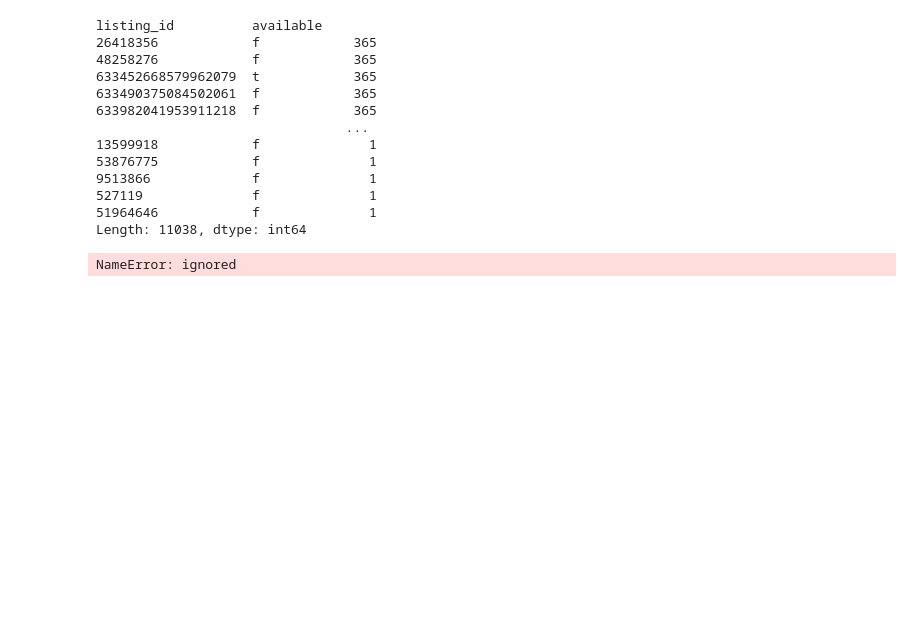
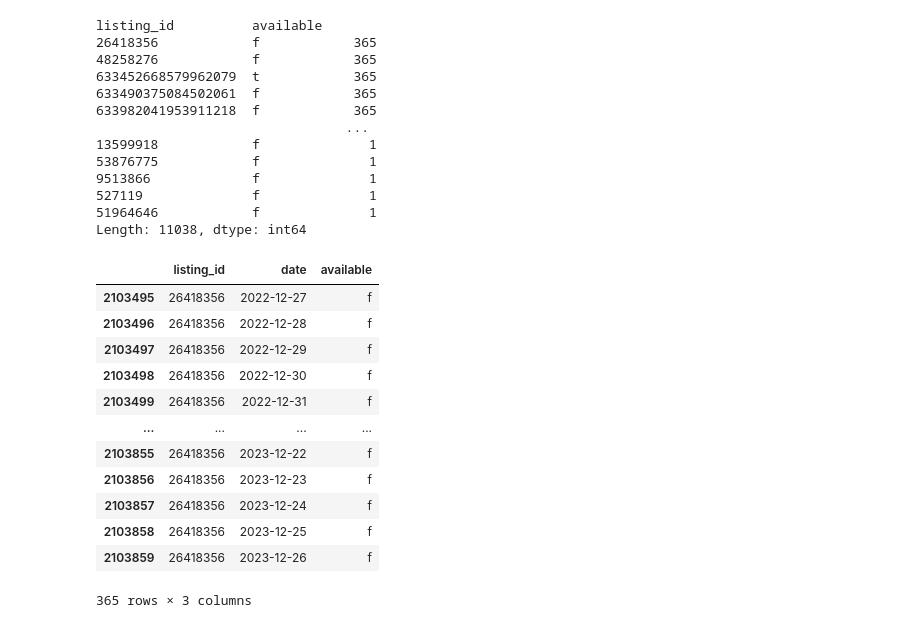
Before and after one commit to tianiachan/IdentifyingAirBnBsinSantaClara, a Jupyter notebook: Data670_Identifying_AirBnBs.ipynb, the cells around one changed output. Cells and saved outputs as stored; diff of their text form; code cells hidden in the pictures; blank space fills up the shorter version.

```diff
--- a/Data670_Identifying_AirBnBs.ipynb
+++ b/Data670_Identifying_AirBnBs.ipynb
@@ -304,6 +317,18 @@ listing_id          available
 51964646            f              1
 Length: 11038, dtype: int64
 # %%
-calendar_df.loc[(calendar_df['listing_id'] == 26418356) & (calendar_df['available'] == 'f')]
+#calendar_df.loc[(calendar_df['listing_id'] == 26418356) & (calendar_df['available'] == 'f')]
 # %% [output]
+|  | listing_id | date | available |
+| 2103495 | 26418356 | 2022-12-27 | f |
+| 2103496 | 26418356 | 2022-12-28 | f |
+| 2103497 | 26418356 | 2022-12-29 | f |
+| 2103498 | 26418356 | 2022-12-30 | f |
+| 2103499 | 26418356 | 2022-12-31 | f |
+| ... | ... | ... | ... |
+| 2103855 | 26418356 | 2023-12-22 | f |
+| 2103856 | 26418356 | 2023-12-23 | f |
+| 2103857 | 26418356 | 2023-12-24 | f |
+| 2103858 | 26418356 | 2023-12-25 | f |
+| 2103859 | 26418356 | 2023-12-26 | f |
-NameError: ignored
+365 rows × 3 columns
```
Also changed, not shown: parts of 6 cells of this notebook.
